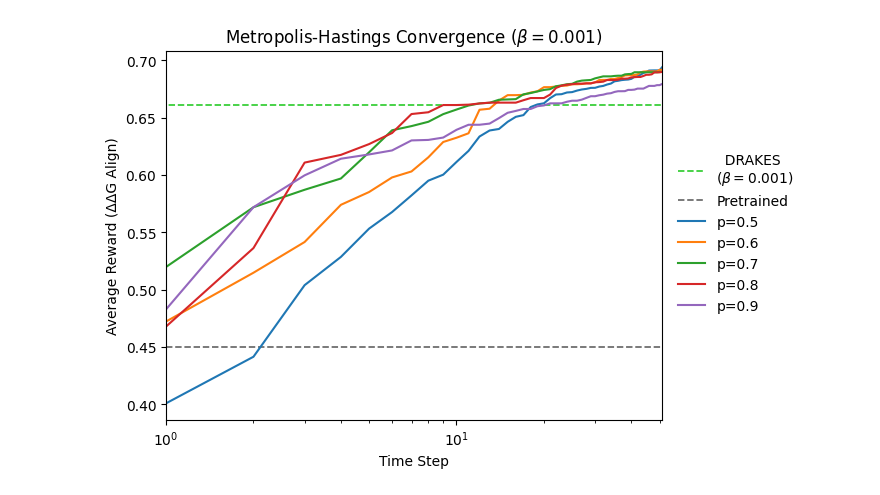
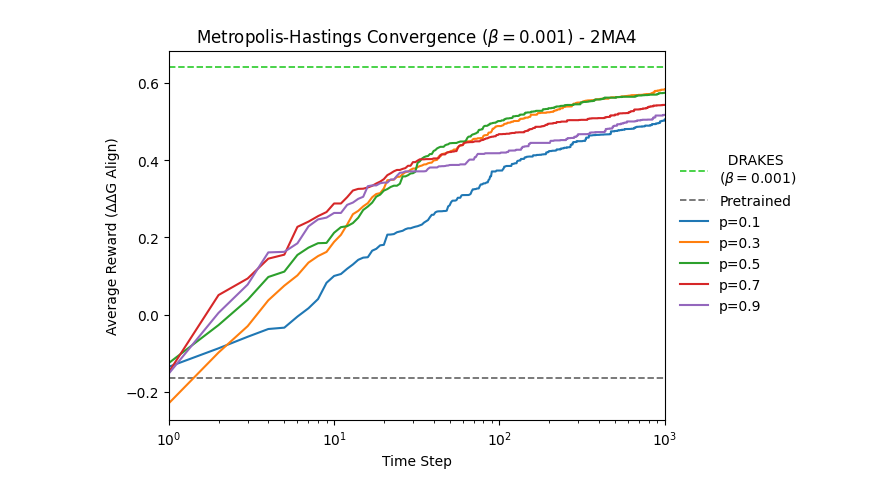
Before and after one commit to shainotshy1/BLISS_Experiments, a Jupyter notebook: DRAKES/analyze_mh.ipynb, the cells around one changed output. Saved outputs shown, nothing was run; the diff lists cells and outputs as text; code cells hidden in the pictures.

```diff
--- a/DRAKES/analyze_mh.ipynb
+++ b/DRAKES/analyze_mh.ipynb
@@ -10,31 +10,30 @@ from utils import get_eval_stats
 # %%
 trajectories = []
 b = "0.001"
-target_protein = "7JJK"
-p_range = range(5, 10)
+target_protein = "2MA4"
+n = 1000
+p_range = range(1, 10, 2)
 
 hdf5_data = '/home/shai/BLISS_Experiments/DRAKES/DRAKES/drakes_protein/fmif/eval_results/hdf5_data/mh_trajectories.hdf5'
 with h5py.File(hdf5_data, 'r') as f:
     protein_name = "_" + target_protein if target_protein is not None else ""
     for p in p_range:
-        name = f"p0.{p}_b{b}_n50{protein_name}"
+        name = f"p0.{p}_b{b}_n{n}{protein_name}"
         data = f[name][:] # type: ignore
         trajectories.append(data)
-
-with h5py.File(hdf5_data, 'r') as f:
-    name = "p0.7_b0.001_n50_2KRU"
-    data = f[name][:] # type: ignore
 # %%
 test_dir = "/home/shai/BLISS_Experiments/DRAKES/DRAKES/drakes_protein/fmif/eval_results/test/"
 drakes_df = pd.read_csv(test_dir + "drakes_test.csv")
 pretrained_df = pd.read_csv(test_dir + "pretrained_test.csv")
 bon10_df = pd.read_csv(test_dir + "pretrained_test_ddg_bon_N=10.csv")
 bon50_df = pd.read_csv(test_dir + "pretrained_test_ddg_bon_N=50.csv")
+p5b001_2ma4_df = pd.read_csv(test_dir + "pretrained_2MA4_ddg_bon_N=1_mhn=1000_p=0.5_beta=0.001.csv")
+p5b001_7jjk_df = pd.read_csv(test_dir + "pretrained_7JJK_ddg_bon_N=1_mhn=50_p=0.5_beta=0.001.csv")
 summary_func = np.mean
-drakes_eval_stats = get_eval_stats(drakes_df, target_protein="7JJK", summary_func=summary_func)
-pre_eval_stats = get_eval_stats(pretrained_df, target_protein="7JJK", summary_func=summary_func)
-bon10_eval_stats = get_eval_stats(bon10_df, target_protein="7JJK", summary_func=summary_func)
-bon50_eval_stats = get_eval_stats(bon50_df, target_protein="7JJK", summary_func=summary_func)
+drakes_eval_stats = get_eval_stats(drakes_df, target_protein=target_protein, summary_func=summary_func)
+pre_eval_stats = get_eval_stats(pretrained_df, target_protein=target_protein, summary_func=summary_func)
+bon10_eval_stats = get_eval_stats(bon10_df, target_protein=target_protein, summary_func=summary_func)
+bon50_eval_stats = get_eval_stats(bon50_df, target_protein=target_protein, summary_func=summary_func)
 drakes_ddg_align = drakes_eval_stats['ddg_align']
 pre_ddg_align = pre_eval_stats['ddg_align']
 bon10_ddg_align = bon10_eval_stats['ddg_align']
@@ -42,26 +41,28 @@ bon50_ddg_align = bon50_eval_stats['ddg_align']
 # %%
 step_nums = range(1, len(trajectories[0]) + 1)
 
 fig, ax = plt.subplots()
 beta_str = r"($\beta=0.001$)"
-ax.hlines(drakes_ddg_align, 0, 9, color='limegreen', linestyle='--', label=f'  DRAKES \n{beta_str}',linewidth=1.25)
-ax.hlines(drakes_ddg_align, 20, 55, color='limegreen', linestyle='--',linewidth=1.25)
+# ax.hlines(drakes_ddg_align, 0, 9, color='limegreen', linestyle='--', label=f'  DRAKES \n{beta_str}',linewidth=1.25)
+# ax.hlines(drakes_ddg_align, 20, 55, color='limegreen', linestyle='--',linewidth=1.25)
+ax.axhline(drakes_ddg_align, color='limegreen', linestyle='--',linewidth=1.25, label=f'  DRAKES \n{beta_str}')
 ax.axhline(pre_ddg_align, color='dimgray', linestyle='--', label='Pretrained', linewidth=1.25)
+# ax.axhline(bon50_ddg_align, color='mediumslateblue', linestyle='--', label='BoN-50', linewidth=1.25)
 # ax.hlines(bon50_ddg_align, 0, 20, color='mediumslateblue', linestyle='--', label='BoN-50', linewidth=1.25)
 # ax.hlines(bon10_ddg_align, 0, 6, color='mediumorchid', linestyle='--', label='BoN-10', linewidth=1.25)
 # ax.hlines(bon50_ddg_align, 45, 55, color='mediumslateblue', linestyle='--', linewidth=1.25)
 # ax.hlines(bon10_ddg_align, 14, 55, color='mediumorchid', linestyle='--', linewidth=1.25)
 
 for i, traj in enumerate(trajectories):
-    ax.plot(step_nums, traj, label=f"p=0.{i + 5}")
+    ax.plot(step_nums, traj, label=f"p=0.{p_range[i]}")
 
 ax.legend(loc='center', bbox_to_anchor=(1.015, 0.5), bbox_transform=fig.transFigure, frameon=False)
 ax.set(xlim=(1, len(trajectories[0])))
 
 plt.xlabel("Time Step")
 plt.xscale("log")
 plt.ylabel("Average Reward (ΔΔG Align)")
-plt.title(r"Metropolis-Hastings Convergence ($\beta=0.0 01$)")
+plt.title(r"Metropolis-Hastings Convergence ($\beta=0.0 01$)" + f" - {target_protein}")
 plt.show()
 # %% [output]
-[figure, old version]
+[figure, new version]
```
Also changed, not shown: parts of 3 cells of this notebook, 8 other files.
